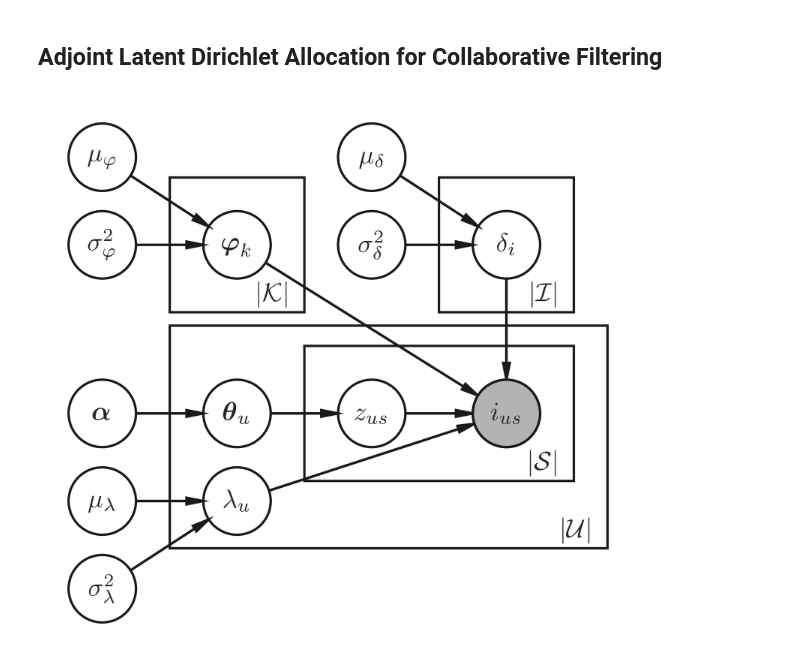
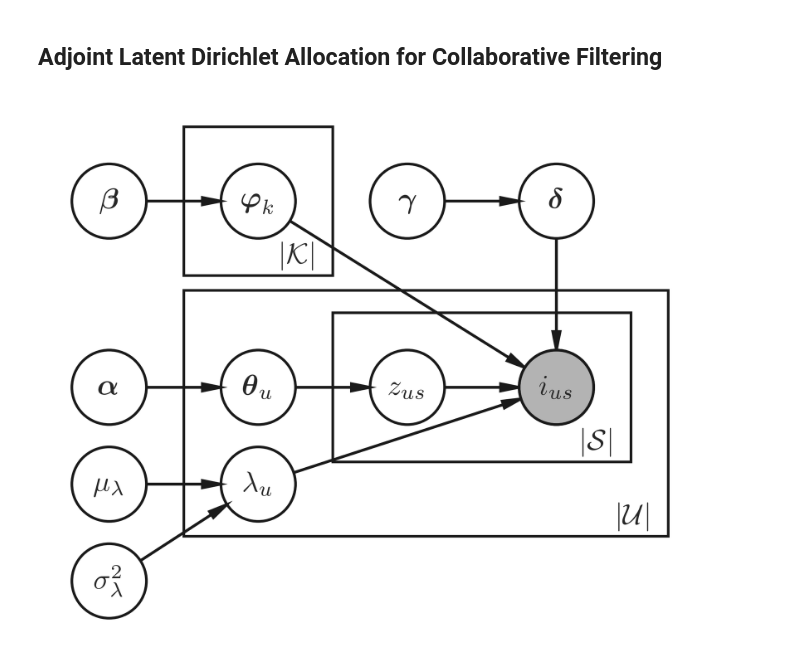
Before and after one commit to FlorianWilhelm/lda4rec, a Jupyter notebook: notebooks/00-graphical_model.ipynb, the cells around one changed output. Cells and saved outputs as stored; diff of their text form; code cells hidden in the pictures.

```diff
--- a/notebooks/00-graphical_model.ipynb
+++ b/notebooks/00-graphical_model.ipynb
@@ -66,41 +66,36 @@ pgm.savefig("classic_lda.pdf");
 # %%
 pgm = daft.PGM()
 pgm.add_node("alpha", r"$\boldsymbol{\alpha}$", 0, 4)
 pgm.add_node("theta", r"$\boldsymbol{\theta}_{u}$", 1, 4)
 pgm.add_node("z", r"$z_{us}$", 2, 4)
 
 pgm.add_node("mu_lambda", r"$\mu_\lambda$", 0, 3.35)
 pgm.add_node("sig_lambda", r"$\sigma^2_\lambda$", 0, 2.7)
 pgm.add_node("lambda", r"$\lambda_{u}$", 1, 3.35)
 pgm.add_node("i", r"$i_{us}$", 3, 4, observed=True)
 pgm.add_edge("alpha", "theta")
 pgm.add_edge("theta", "z")
 pgm.add_edge("z", "i")
 pgm.add_edge("lambda", "i")
 pgm.add_edge("mu_lambda", "lambda")
 pgm.add_edge("sig_lambda", "lambda")
 pgm.add_plate([1.5, 3.5, 2, 1], label=r"$\vert\mathcal{S}\vert$", position='bottom right', label_offset=(5,2))
 pgm.add_plate([0.5, 3, 3.25, 1.65], label=r"$\vert\mathcal{U}\vert$", position='bottom right', label_offset=(5,2))
 
-pgm.add_node("mu_phi", r"$\mu_\varphi$", 0, 5.9)
-pgm.add_node("sig_phi", r"$\sigma^2_\varphi$", 0, 5.25)
+pgm.add_node("beta", r"$\boldsymbol{\beta}$", 0, 5.25)
 pgm.add_node("phi", r"$\boldsymbol{\varphi}_{k}$", 1, 5.25)
-pgm.add_edge("mu_phi", "phi")
-pgm.add_edge("sig_phi", "phi")
+pgm.add_edge("beta", "phi")
 pgm.add_edge("phi", "i")
 pgm.add_plate([0.5, 4.75, 1, 1], label=r"$\vert\mathcal{K}\vert$", position='bottom right', label_offset=(5,2))
 
 
-pgm.add_node("mu_delta", r"$\mu_\delta$", 2, 5.9)
-pgm.add_node("sig_delta", r"$\sigma^2_\delta$", 2, 5.25)
-pgm.add_node("delta", r"$\delta_{i}$", 3, 5.25)
+pgm.add_node("gamma", r"$\boldsymbol{\gamma}$", 2, 5.25)
+pgm.add_node("delta", r"$\boldsymbol{\delta}$", 3, 5.25)
 pgm.add_edge("delta", "i")
-pgm.add_edge("mu_delta", "delta")
-pgm.add_edge("sig_delta", "delta")
-pgm.add_plate([2.5, 4.75, 1, 1], label=r"$\vert\mathcal{I}\vert$", position='bottom right', label_offset=(5,2))
+pgm.add_edge("gamma", "delta")
 
 
 pgm.render(dpi=300)
 pgm.savefig("recsys_lda.pdf");
 # %% [output]
-[figure, old version]
+[figure, new version]
```
Also changed, not shown: 4 other files.
